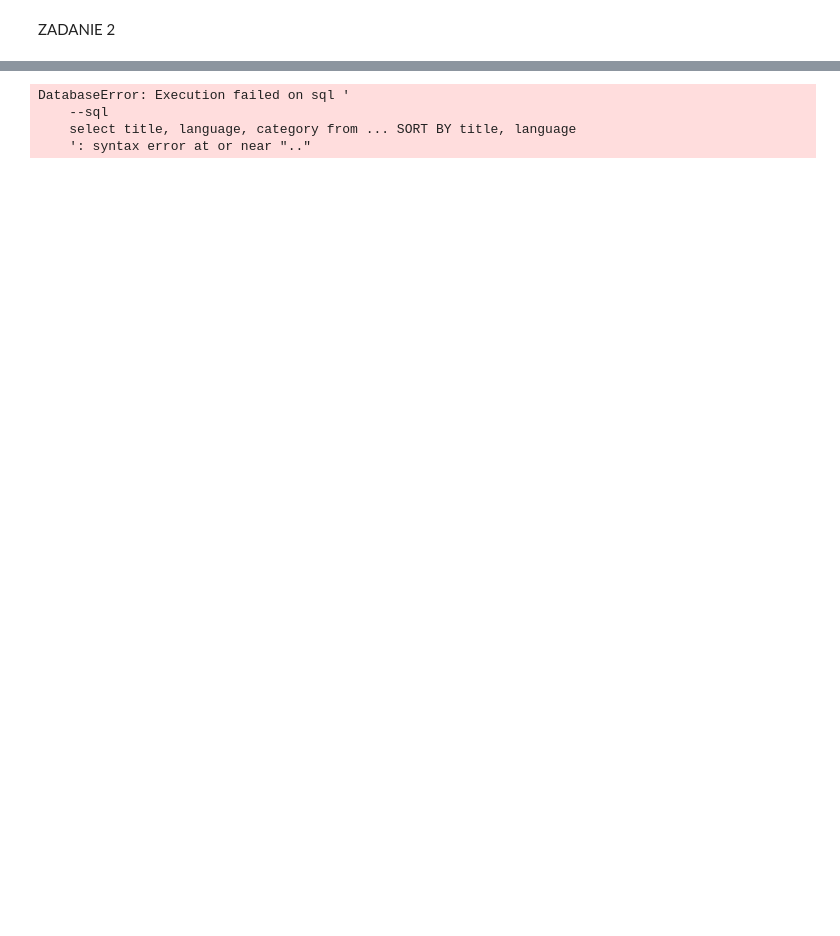
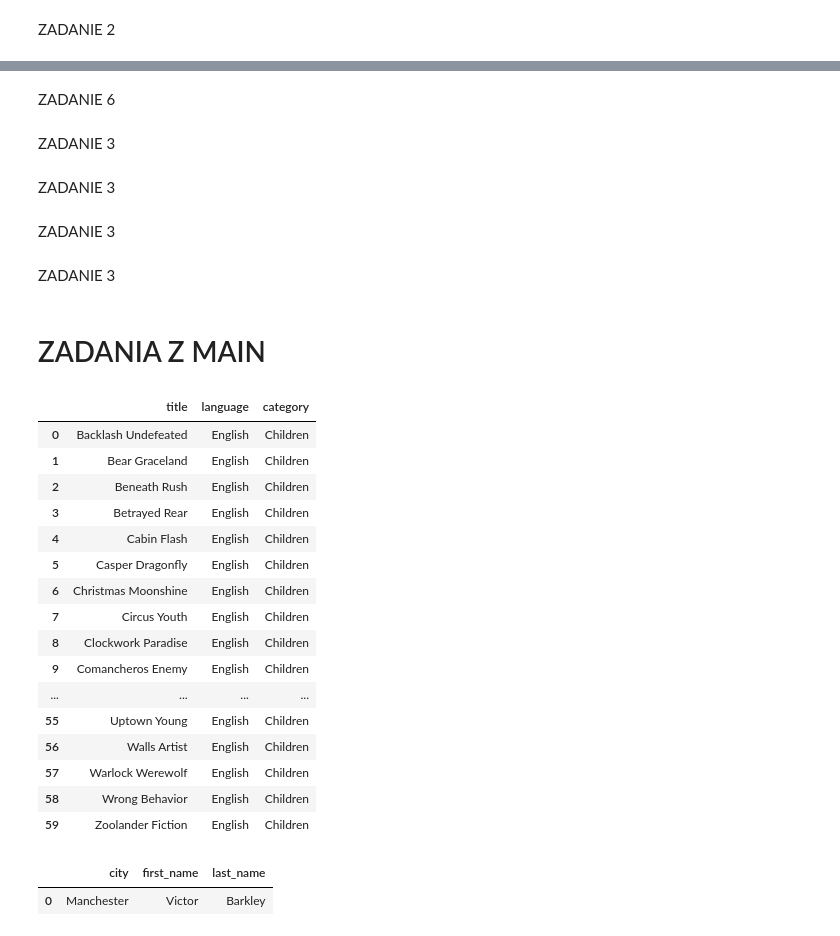
Before and after one commit to mayyyk/databases_labs, a Jupyter notebook: lab_3_join-main/script.ipynb, the cells around one changed output, grey strips where cells are left out. Saved outputs shown, nothing was run; the diff lists cells and outputs as text; code cells hidden in the pictures; blank space fills up the shorter version.

Commit message:
lab3: main finished, script 5/11 done

```diff
--- a/lab_3_join-main/script.ipynb
+++ b/lab_3_join-main/script.ipynb
@@ -377,0 +410,2 @@ ZADANIE 2
+# %% [markdown]
+ZADANIE 6
@@ -378,11 +424,40 @@ ZADANIE 2
+# %% [markdown]
+ZADANIE 3
+# %% [markdown]
+ZADANIE 3
+# %% [markdown]
+ZADANIE 3
+# %% [markdown]
+ZADANIE 3
+# %% [markdown]
+# ZADANIA Z MAIN
 # %%
 import main
-from main import film_in_category, client_from_city, actor_in_film
+from main import film_in_category, client_from_city, actor_in_film, film_in_language
 
-result = film_in_category(2)
+result = film_in_category(3)
 display(result)
 # %% [output]
-DatabaseError: Execution failed on sql '
-    --sql
-    select title, language, category from ... SORT BY title, language
-    ': syntax error at or near ".."
+|  | title | language | category |
+| 0 | Backlash Undefeated | English | Children |
+| 1 | Bear Graceland | English | Children |
+| 2 | Beneath Rush | English | Children |
+| 3 | Betrayed Rear | English | Children |
+| 4 | Cabin Flash | English | Children |
+| 5 | Casper Dragonfly | English | Children |
+| 6 | Christmas Moonshine | English | Children |
+| 7 | Circus Youth | English | Children |
+| 8 | Clockwork Paradise | English | Children |
+| 9 | Comancheros Enemy | English | Children |
+| ... | ... | ... | ... |
+| 55 | Uptown Young | English | Children |
+| 56 | Walls Artist | English | Children |
+| 57 | Warlock Werewolf | English | Children |
+| 58 | Wrong Behavior | English | Children |
+| 59 | Zoolander Fiction | English | Children |
+# %%
+result = client_from_city('Manchester')
+display(result)
+# %% [output]
+|  | city | first_name | last_name |
+| 0 | Manchester | Victor | Barkley |
```
Also changed, not shown: parts of 15 cells of this notebook, 1 other file.
